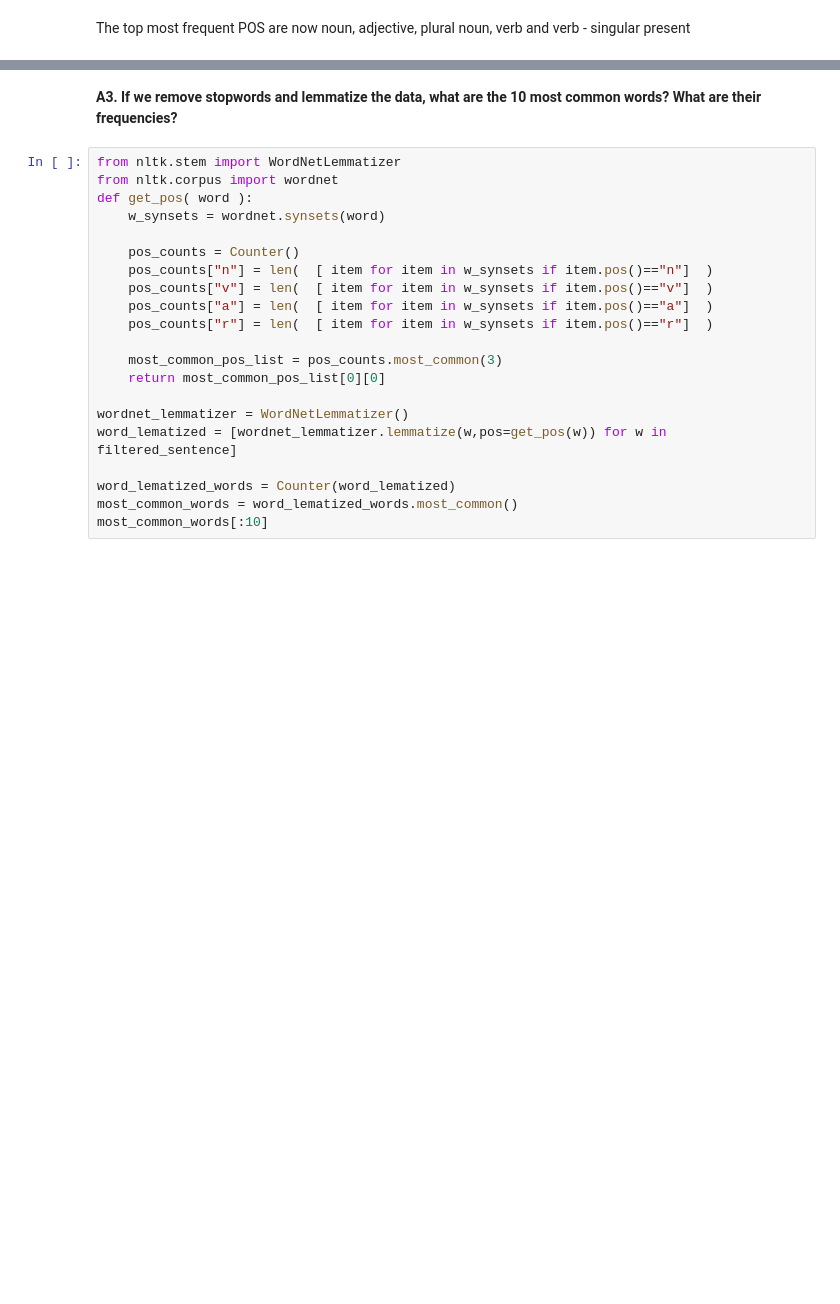
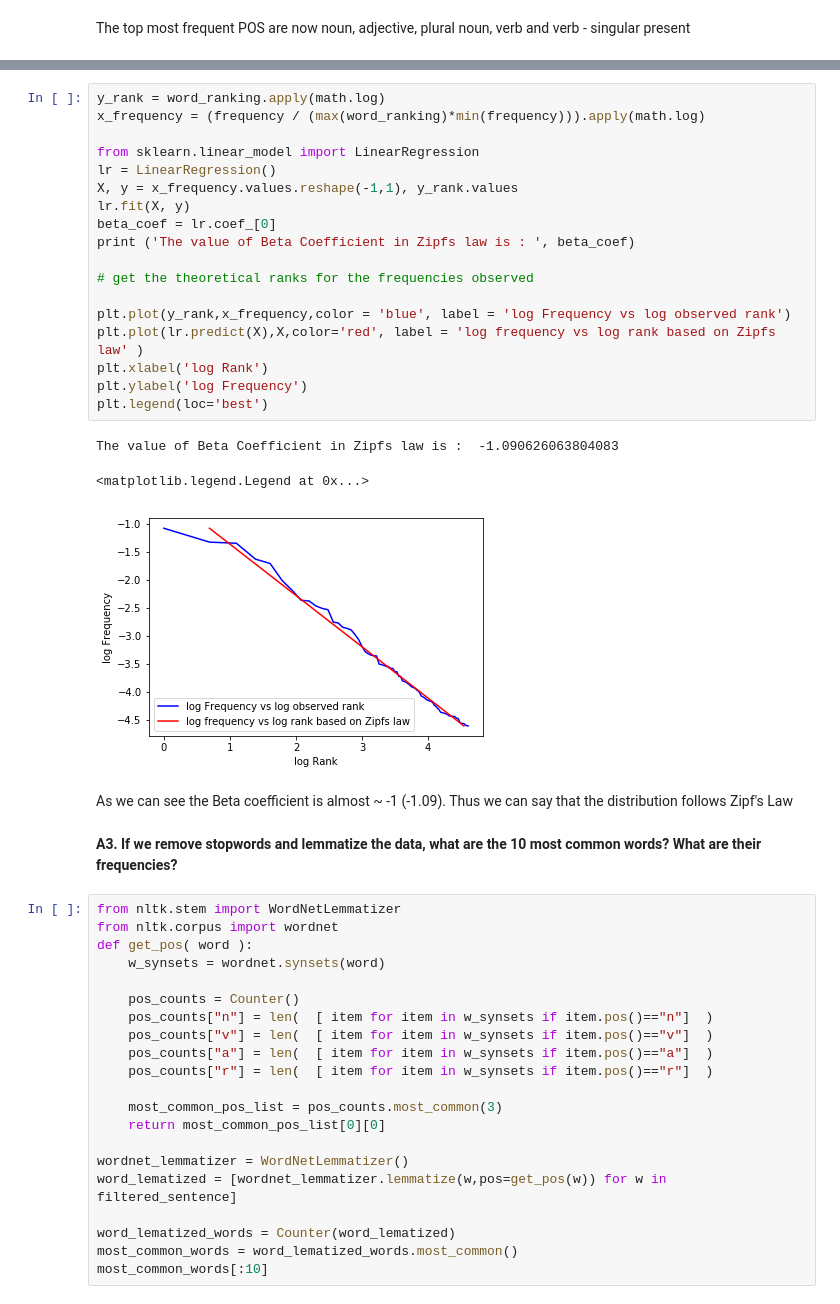
Before and after one commit to bandiatindra/Text-Analytics-, a Jupyter notebook: Text Analytics_Assignment 1_v0.1ab.ipynb, the cells around one changed output, grey strips where cells are left out. Saved outputs shown, nothing was run; the diff lists cells and outputs as text; blank space fills up the shorter version.

```diff
--- a/Text Analytics_Assignment 1_v0.1ab.ipynb
+++ b/Text Analytics_Assignment 1_v0.1ab.ipynb
@@ -96,3 +80,27 @@ Text(0,0.5,'Word Frequency')
+# %%
+y_rank = word_ranking.apply(math.log)
+x_frequency = (frequency / (max(word_ranking)*min(frequency))).apply(math.log)
+
+from sklearn.linear_model import LinearRegression
+lr = LinearRegression()
+X, y = x_frequency.values.reshape(-1,1), y_rank.values
+lr.fit(X, y)
+beta_coef = lr.coef_[0]
+print ('The value of Beta Coefficient in Zipfs law is : ', beta_coef)
+
+# get the theoretical ranks for the frequencies observed
+
+plt.plot(y_rank,x_frequency,color = 'blue', label = 'log Frequency vs log observed rank')
+plt.plot(lr.predict(X),X,color='red', label = 'log frequency vs log rank based on Zipfs law' )
+plt.xlabel('log Rank')
+plt.ylabel('log Frequency')
+plt.legend(loc='best')
+# %% [output]
+The value of Beta Coefficient in Zipfs law is :  -1.090626063804083
+<matplotlib.legend.Legend at 0x...>
+[figure, added]
+# %% [markdown]
+As we can see the Beta coefficient is almost ~ -1 (-1.09). Thus we can say that the distribution follows Zipf's Law
 # %% [markdown]
 **A3. If we remove stopwords and lemmatize the data, what are the 10 most common words? What are their frequencies?**
 # %%
```
Also changed, not shown: parts of 6 cells of this notebook.
